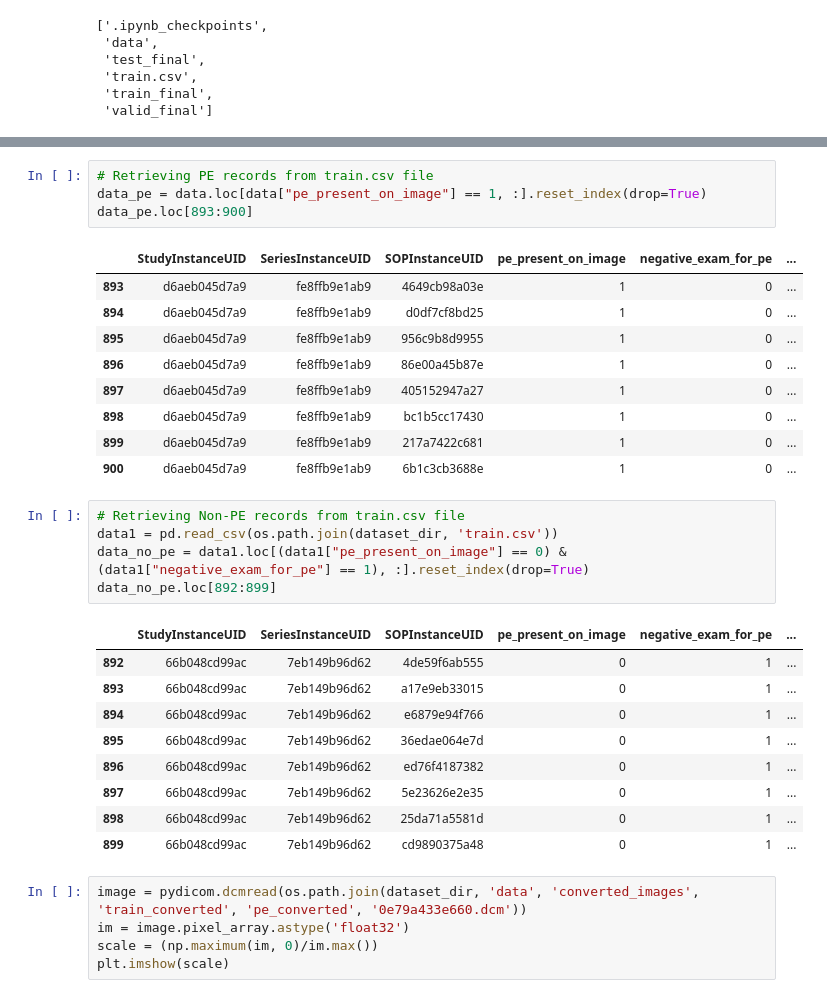
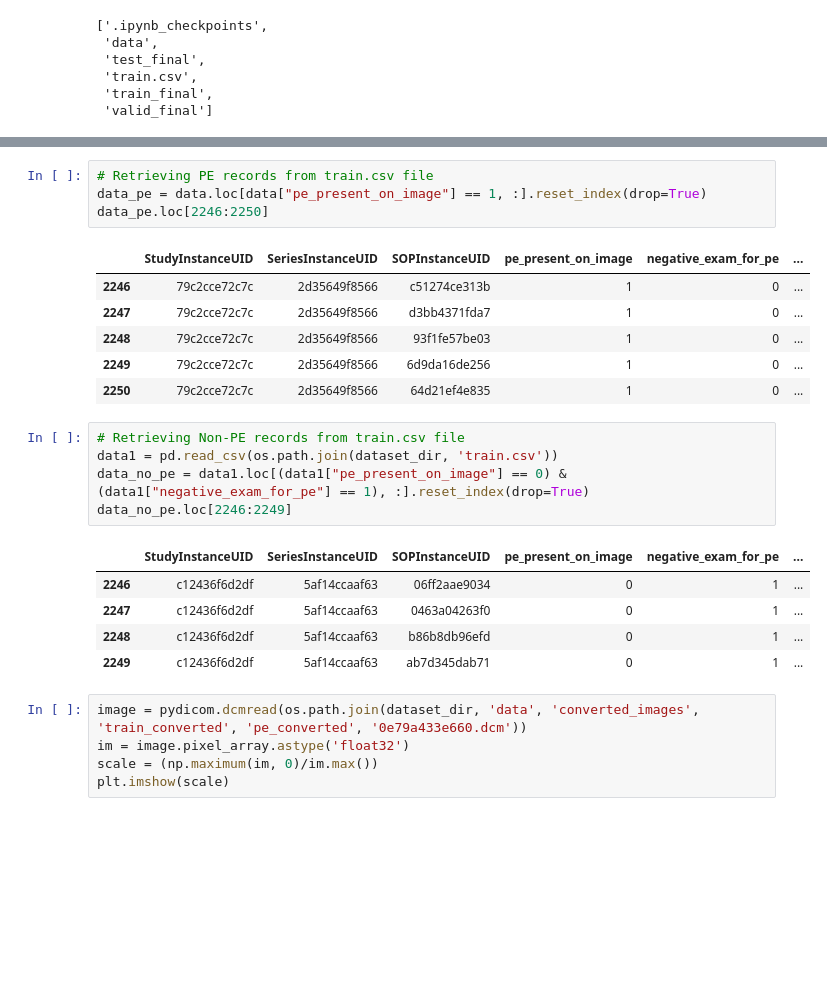
Before and after one commit to Caroline-Mwangi/Automate-PE-Detection-CNN, a Jupyter notebook: AUTOMATED PE DETECTION.ipynb, the cells around one changed output, grey strips where cells are left out. Saved outputs shown, nothing was run; the diff lists cells and outputs as text; blank space fills up the shorter version.

```diff
--- a/AUTOMATED PE DETECTION.ipynb
+++ b/AUTOMATED PE DETECTION.ipynb
@@ -33,32 +28,25 @@ data.head()
 # %%
 # Retrieving PE records from train.csv file
 data_pe = data.loc[data["pe_present_on_image"] == 1, :].reset_index(drop=True)
-data_pe.loc[893:900]
+data_pe.loc[2246:2250]
 # %% [output]
 |  | StudyInstanceUID | SeriesInstanceUID | SOPInstanceUID | pe_present_on_image | negative_exam_for_pe | ... |
-| 893 | d6aeb045d7a9 | fe8ffb9e1ab9 | 4649cb98a03e | 1 | 0 | ... |
-| 894 | d6aeb045d7a9 | fe8ffb9e1ab9 | d0df7cf8bd25 | 1 | 0 | ... |
-| 895 | d6aeb045d7a9 | fe8ffb9e1ab9 | 956c9b8d9955 | 1 | 0 | ... |
-| 896 | d6aeb045d7a9 | fe8ffb9e1ab9 | 86e00a45b87e | 1 | 0 | ... |
-| 897 | d6aeb045d7a9 | fe8ffb9e1ab9 | 405152947a27 | 1 | 0 | ... |
-| 898 | d6aeb045d7a9 | fe8ffb9e1ab9 | bc1b5cc17430 | 1 | 0 | ... |
-| 899 | d6aeb045d7a9 | fe8ffb9e1ab9 | 217a7422c681 | 1 | 0 | ... |
-| 900 | d6aeb045d7a9 | fe8ffb9e1ab9 | 6b1c3cb3688e | 1 | 0 | ... |
+| 2246 | 79c2cce72c7c | 2d35649f8566 | c51274ce313b | 1 | 0 | ... |
+| 2247 | 79c2cce72c7c | 2d35649f8566 | d3bb4371fda7 | 1 | 0 | ... |
+| 2248 | 79c2cce72c7c | 2d35649f8566 | 93f1fe57be03 | 1 | 0 | ... |
+| 2249 | 79c2cce72c7c | 2d35649f8566 | 6d9da16de256 | 1 | 0 | ... |
+| 2250 | 79c2cce72c7c | 2d35649f8566 | 64d21ef4e835 | 1 | 0 | ... |
 # %%
 # Retrieving Non-PE records from train.csv file
 data1 = pd.read_csv(os.path.join(dataset_dir, 'train.csv'))
 data_no_pe = data1.loc[(data1["pe_present_on_image"] == 0) & (data1["negative_exam_for_pe"] == 1), :].reset_index(drop=True)
-data_no_pe.loc[892:899]
+data_no_pe.loc[2246:2249]
 # %% [output]
 |  | StudyInstanceUID | SeriesInstanceUID | SOPInstanceUID | pe_present_on_image | negative_exam_for_pe | ... |
-| 892 | 66b048cd99ac | 7eb149b96d62 | 4de59f6ab555 | 0 | 1 | ... |
-| 893 | 66b048cd99ac | 7eb149b96d62 | a17e9eb33015 | 0 | 1 | ... |
-| 894 | 66b048cd99ac | 7eb149b96d62 | e6879e94f766 | 0 | 1 | ... |
-| 895 | 66b048cd99ac | 7eb149b96d62 | 36edae064e7d | 0 | 1 | ... |
-| 896 | 66b048cd99ac | 7eb149b96d62 | ed76f4187382 | 0 | 1 | ... |
-| 897 | 66b048cd99ac | 7eb149b96d62 | 5e23626e2e35 | 0 | 1 | ... |
-| 898 | 66b048cd99ac | 7eb149b96d62 | 25da71a5581d | 0 | 1 | ... |
-| 899 | 66b048cd99ac | 7eb149b96d62 | cd9890375a48 | 0 | 1 | ... |
+| 2246 | c12436f6d2df | 5af14ccaaf63 | 06ff2aae9034 | 0 | 1 | ... |
+| 2247 | c12436f6d2df | 5af14ccaaf63 | 0463a04263f0 | 0 | 1 | ... |
+| 2248 | c12436f6d2df | 5af14ccaaf63 | b86b8db96efd | 0 | 1 | ... |
+| 2249 | c12436f6d2df | 5af14ccaaf63 | ab7d345dab71 | 0 | 1 | ... |
 # %%
 image = pydicom.dcmread(os.path.join(dataset_dir, 'data', 'converted_images', 'train_converted', 'pe_converted', '0e79a433e660.dcm'))
 im = image.pixel_array.astype('float32')
```
Also changed, not shown: parts of 22 cells of this notebook.
